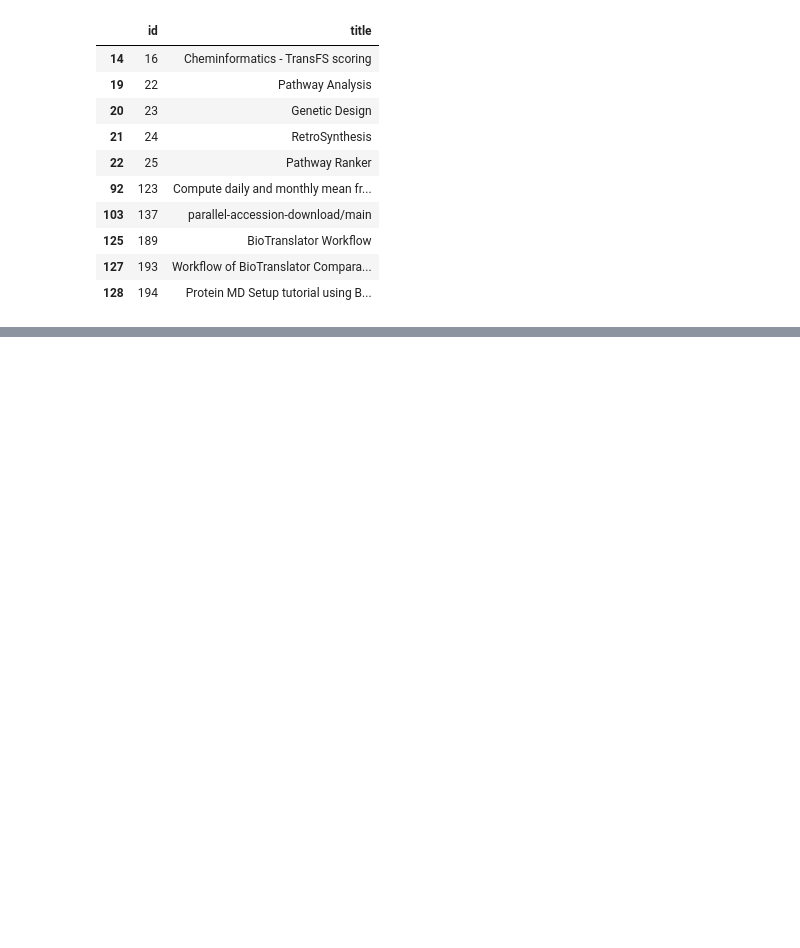
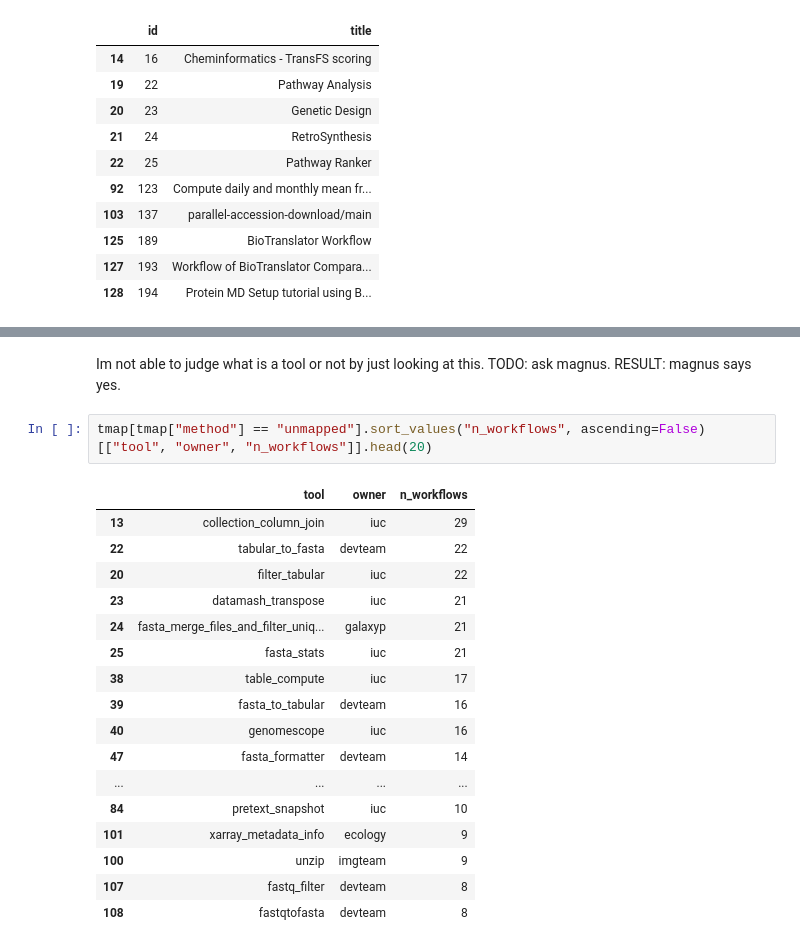
Before and after one commit to inab/InSoLiTo, a Jupyter notebook: directed-graph/workflowhub/ga_workflows.ipynb, the cells around one changed output, grey strips where cells are left out. Drawn from its saved outputs; the diff is of its cells as text; blank space fills up the shorter version.

```diff
--- a/directed-graph/workflowhub/ga_workflows.ipynb
+++ b/directed-graph/workflowhub/ga_workflows.ipynb
@@ -179,0 +283,22 @@ I dont know what the conclusion was - maybe need to look into how the files look
+# %% [markdown]
+Im not able to judge what is a tool or not by just looking at this. TODO: ask magnus. RESULT: magnus says yes.
+# %%
+tmap[tmap["method"] == "unmapped"].sort_values("n_workflows", ascending=False)[["tool", "owner", "n_workflows"]].head(20)
+# %% [output]
+|  | tool | owner | n_workflows |
+| 13 | collection_column_join | iuc | 29 |
+| 22 | tabular_to_fasta | devteam | 22 |
+| 20 | filter_tabular | iuc | 22 |
+| 23 | datamash_transpose | iuc | 21 |
+| 24 | fasta_merge_files_and_filter_uniq... | galaxyp | 21 |
+| 25 | fasta_stats | iuc | 21 |
+| 38 | table_compute | iuc | 17 |
+| 39 | fasta_to_tabular | devteam | 16 |
+| 40 | genomescope | iuc | 16 |
+| 47 | fasta_formatter | devteam | 14 |
+| ... | ... | ... | ... |
+| 84 | pretext_snapshot | iuc | 10 |
+| 101 | xarray_metadata_info | ecology | 9 |
+| 100 | unzip | imgteam | 9 |
+| 107 | fastq_filter | devteam | 8 |
+| 108 | fastqtofasta | devteam | 8 |
```
Also changed, not shown: parts of 14 cells of this notebook.
